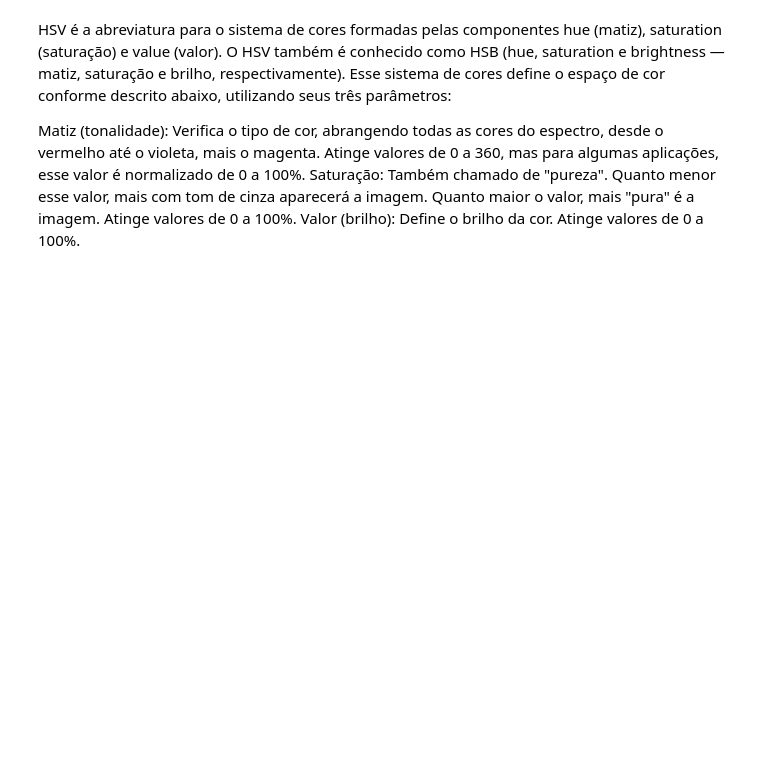
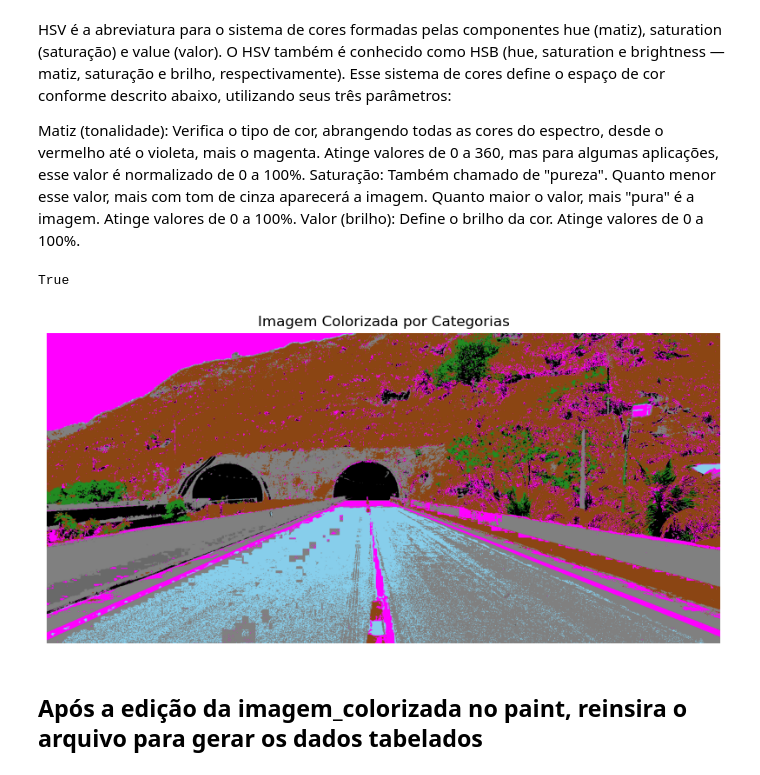
Before and after one commit to CarlosDutra740/Data-Science-Notebooks, a Jupyter notebook: ImageClassifierProject/Analisador de Imagem.ipynb, the cells around one changed output. Drawn from its saved outputs; the diff is of its cells as text; code cells hidden in the pictures; blank space fills up the shorter version.

```diff
--- a/ImageClassifierProject/Analisador de Imagem.ipynb
+++ b/ImageClassifierProject/Analisador de Imagem.ipynb
@@ -216,0 +122,71 @@ def classificar_pixel(h, s, v):
+# %%
+# Dicionário com cores RGB para cada categoria
+cores = {
+    "ceu": (135, 206, 235),         # azul claro
+    "pavimento": (128, 128, 128),   # cinza
+    "rochas": (139, 69, 19),        # marrom
+    "edificios": (105, 105, 105),   # cinza escuro
+    "matas": (34, 139, 34),         # verde
+    "tunnel": (0, 0, 0),            # preto
+    "desconhecido": (255, 0, 255)   # magenta
+}
+
+def classificar_pixel(h, s, v):
+    # Céu: tons claros e pouco saturados (azul claro, céu diurno)
+    if (h >= 90 and h <= 130) and v > 150 and s < 80:
+        return "ceu"
+
+    # Pavimento: tons claros de cinza, baixa saturação
+    elif 60 <= v < 180 and s < 50:  # ajustado para pegar tons mais claros
+        return "pavimento"
+
+    # Rochas: tons acastanhados, cinza ou bege
+    elif (0 <= h <= 40 or 20 <= h <= 30) and s > 30 and v > 80:
+        return "rochas"
+
+    # Edifícios: geralmente cinza/escuro, saturação média
+    elif s < 60 and 50 < v < 180:
+        return "edificios"
+
+    # Vegetação/matas: tons de verde
+    elif 35 <= h <= 85 and s > 40 and v > 50:
+        return "matas"
+
+    # Túnel: muito escuro, pouco saturado
+    elif v < 50:
+        return "tunnel"
+
+    else:
+        return "desconhecido"
+
+# --- Pipeline de segmentação ---
+
+
+# Converter para HSV
+hsv_img = cv2.cvtColor(img, cv2.COLOR_RGB2HSV)
+
+# Achatar HSV para iterar pixel a pixel
+pixels_hsv = hsv_img.reshape(-1, 3)
+
+# Classificar pixels
+classes = [classificar_pixel(h, s, v) for h, s, v in pixels_hsv]
+
+# Criar imagem segmentada com as cores
+img_colorizada = np.array([cores.get(cls, (255, 0, 255)) for cls in classes], dtype=np.uint8)
+
+# Reshape para tamanho original
+img_colorizada = img_colorizada.reshape(img.shape)
+
+# Mostrar resultado e salvar imagem
+plt.figure(figsize=(10,10))
+plt.imshow(img_colorizada)
+plt.title("Imagem Colorizada por Categorias")
+plt.axis("off")
+
+# Salvar a figura
+cv2.imwrite("imagem_colorizada.png", cv2.cvtColor(img_colorizada, cv2.COLOR_RGB2BGR))
+# %% [output]
+True
+[figure, added]
+# %% [markdown]
+## Após a edição da imagem_colorizada no paint, reinsira o arquivo para gerar os dados tabelados
```
Also changed, not shown: parts of 32 cells of this notebook.
